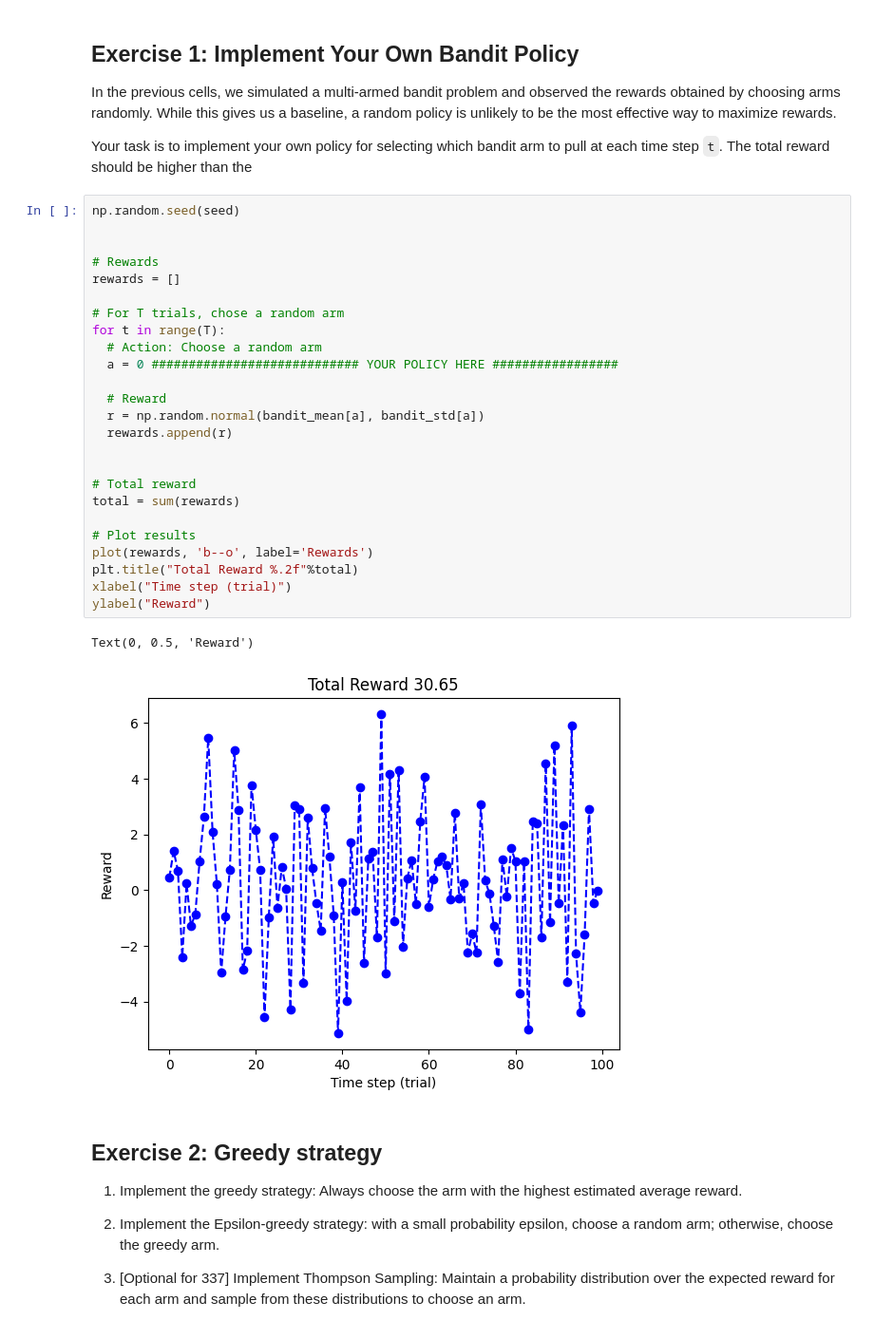
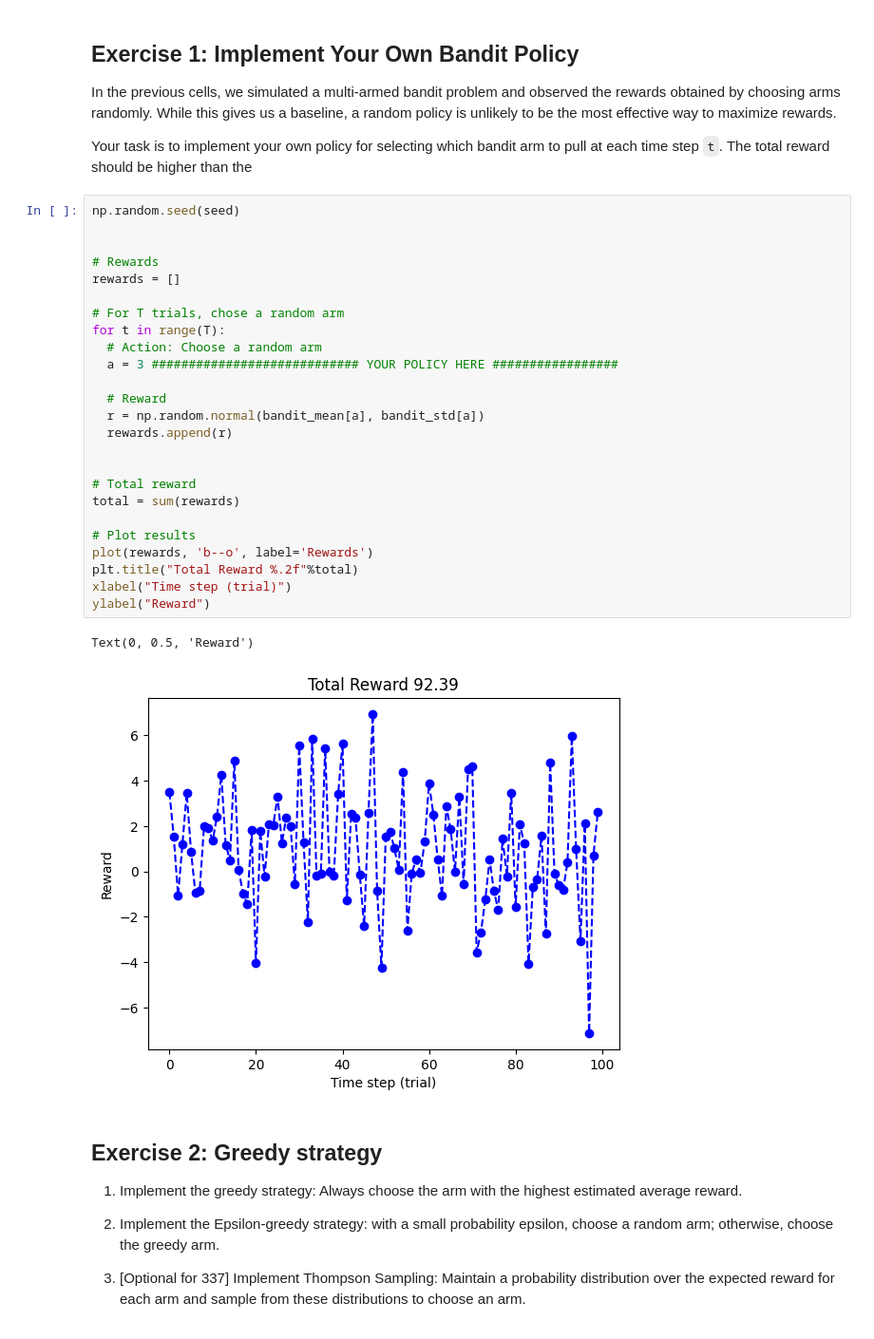
Before and after one commit to Jarvis-X/Aerial-Robotics-Course-Projects, a Jupyter notebook: lab1-bandit.ipynb, the cells around one changed output. Shown: that part at 95% size. Cells and saved outputs as stored; diff of their text form.

```diff
--- a/lab1-bandit.ipynb
+++ b/lab1-bandit.ipynb
@@ -85,31 +85,31 @@ Your task is to implement your own policy for selecting which bandit arm to pull
 # %%
 np.random.seed(seed)
 
 
 # Rewards
 rewards = []
 
 # For T trials, chose a random arm
 for t in range(T):
   # Action: Choose a random arm
-  a = 0 ############################ YOUR POLICY HERE #################
+  a = 3 ############################ YOUR POLICY HERE #################
 
   # Reward
   r = np.random.normal(bandit_mean[a], bandit_std[a])
   rewards.append(r)
 
 
 # Total reward
 total = sum(rewards)
 
 # Plot results
 plot(rewards, 'b--o', label='Rewards')
 plt.title("Total Reward %.2f"%total)
 xlabel("Time step (trial)")
 ylabel("Reward")
 # %% [output]
 Text(0, 0.5, 'Reward')
-[figure, old version]
+[figure, new version]
 # %% [markdown]
 ## Exercise 2: Greedy strategy
 
```
Also changed, not shown: parts of 5 cells of this notebook.
